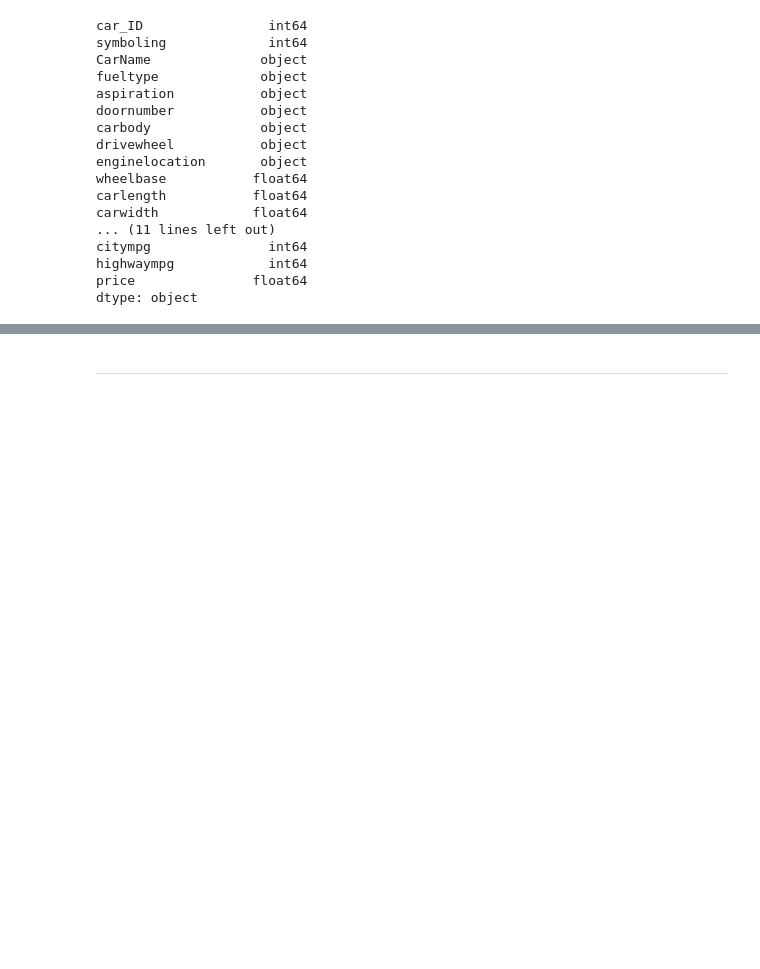
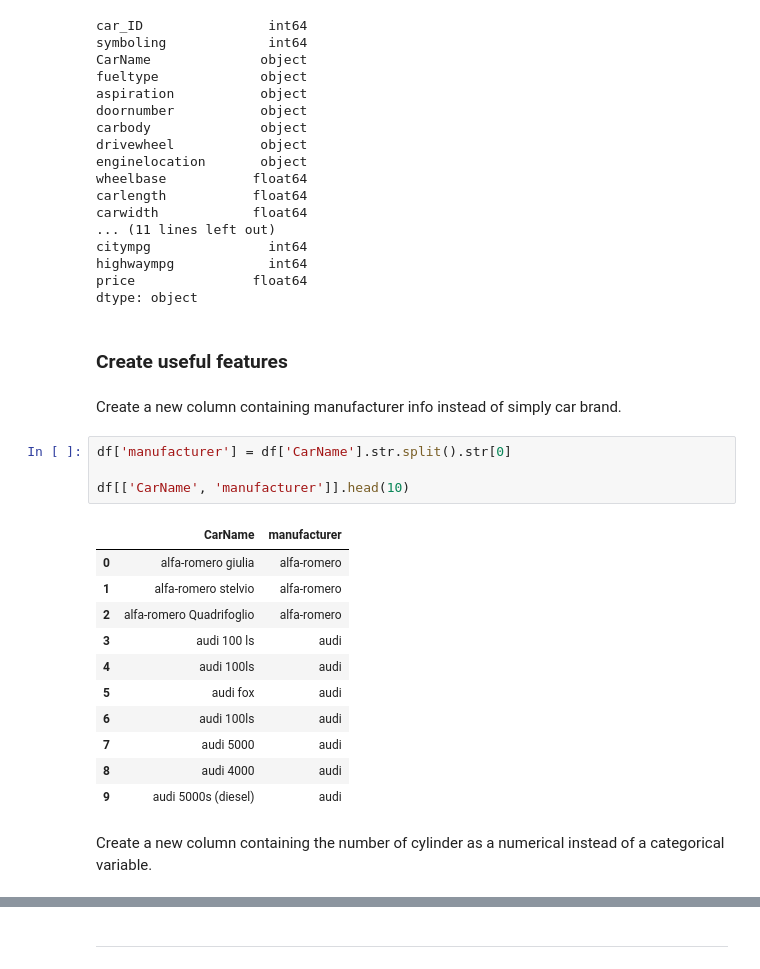
Before and after one commit to phonemes-and-speech-entrainment/Car_feature_price_analysis, a Jupyter notebook: jupyter_notebooks/Notebook_Template.ipynb, the cells around one changed output, grey strips where cells are left out. Drawn from its saved outputs; the diff is of its cells as text; blank space fills up the shorter version.

```diff
--- a/jupyter_notebooks/Notebook_Template.ipynb
+++ b/jupyter_notebooks/Notebook_Template.ipynb
@@ -246,3 +246,25 @@ citympg               int64
 highwaympg            int64
 price               float64
 dtype: object
+# %% [markdown]
+### Create useful features
+# %% [markdown]
+Create a new column containing manufacturer info instead of simply car brand.
+# %%
+df['manufacturer'] = df['CarName'].str.split().str[0]
+
+df[['CarName', 'manufacturer']].head(10)
+# %% [output]
+|  | CarName | manufacturer |
+| 0 | alfa-romero giulia | alfa-romero |
+| 1 | alfa-romero stelvio | alfa-romero |
+| 2 | alfa-romero Quadrifoglio | alfa-romero |
+| 3 | audi 100 ls | audi |
+| 4 | audi 100ls | audi |
+| 5 | audi fox | audi |
+| 6 | audi 100ls | audi |
+| 7 | audi 5000 | audi |
+| 8 | audi 4000 | audi |
+| 9 | audi 5000s (diesel) | audi |
+# %% [markdown]
+Create a new column containing the number of cylinder as a numerical instead of a categorical variable.
```
Also changed, not shown: parts of 8 cells of this notebook.
